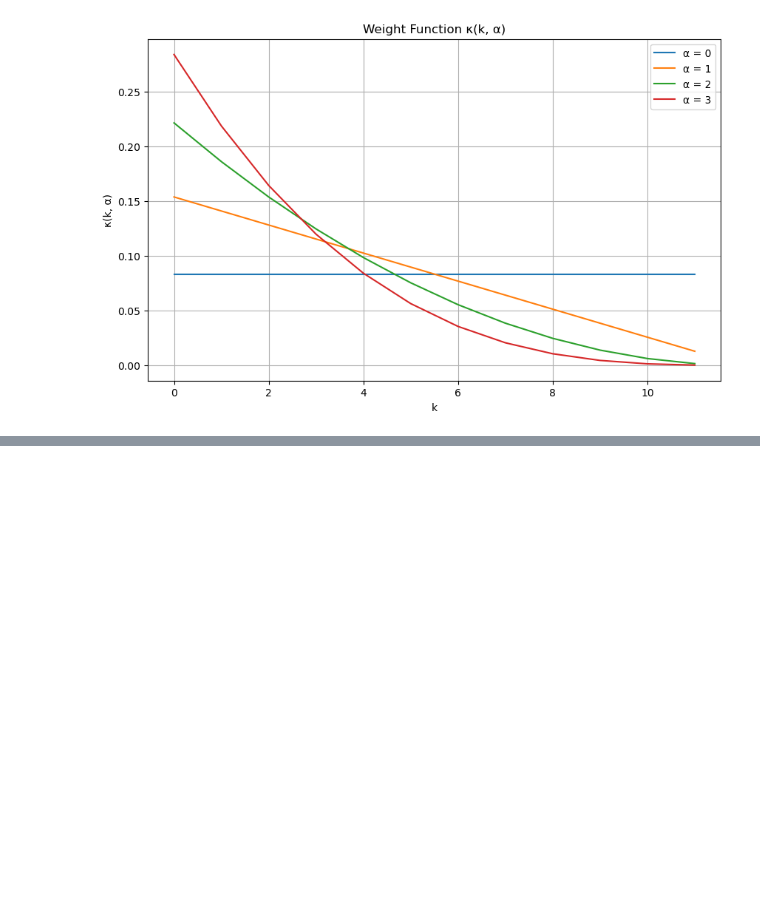
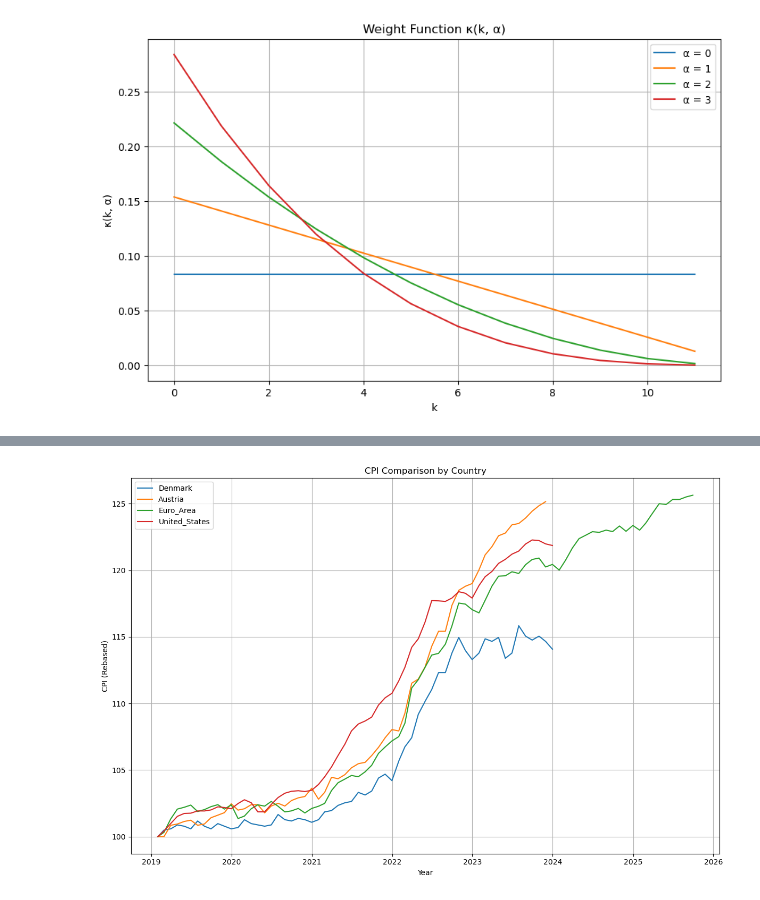
Before and after one commit to NumEconCopenhagen/projects-2025-wee, a Jupyter notebook: 01_dataproject/dataproject.ipynb, the cells around one changed output, grey strips where cells are left out. Drawn from its saved outputs; the diff is of its cells as text; code cells hidden in the pictures; blank space fills up the shorter version.

```diff
--- a/01_dataproject/dataproject.ipynb
+++ b/01_dataproject/dataproject.ipynb
@@ -193,0 +205,44 @@ We find that that ...
+# %%
+#Define CPI series
+series_dict = {
+    'Denmark': 'DNKCPALTT01IXNBM',
+    'Austria': 'AUTCPALTT01IXNBM',
+    'Euro_Area': 'CP0000EZ19M086NEST',
+    'United_States': 'USACPALTT01IXNBM'
+}
+
+#Data for each country and combine into a single DataFrame
+data = {}
+for country, series_id in series_dict.items():
+    s = fred.get_series(series_id)
+    s = pd.Series(s, name=country)
+    data[country] = s
+
+cpi = pd.concat(data.values(), axis=1)
+cpi.columns = data.keys()
+cpi.index = pd.to_datetime(cpi.index)
+
+#only from 2019 onwards
+cpi = cpi[cpi.index >= '2019-01-01']
+cpi = cpi.resample('M').last().dropna(how='all')
+# %%
+#Makes country list
+countries = cpi.columns.tolist()
+
+# Rebase the CPI data to the first available value for each country
+cpi_rebased_filtered = cpi / cpi.iloc[0] * 100
+
+#plot graph
+plt.figure(figsize=(12, 8))
+for country in countries:
+    plt.plot(cpi_rebased_filtered.index, cpi_rebased_filtered[country], label=country)
+
+plt.title('CPI Comparison by Country')
+plt.xlabel('Year')
+plt.ylabel('CPI (Rebased)')
+plt.grid()
+plt.tight_layout()
+plt.legend()
+plt.show()
+# %% [output]
+[figure, added]
```
Also changed, not shown: parts of 14 cells of this notebook.
